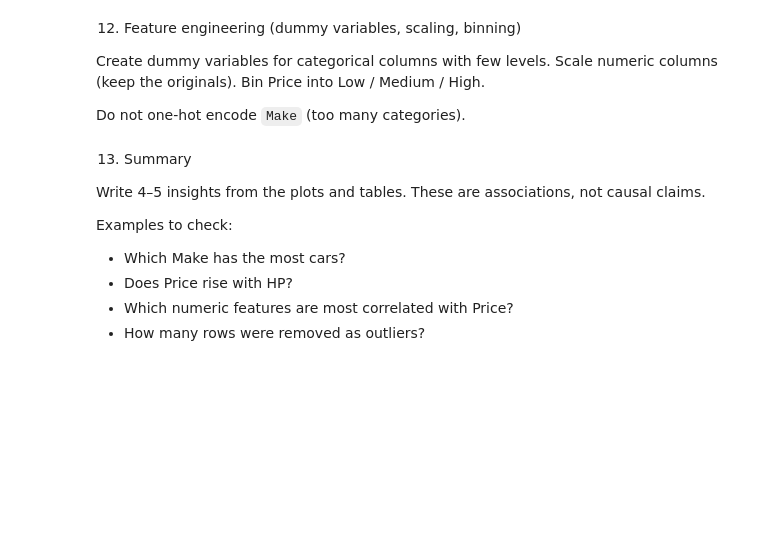
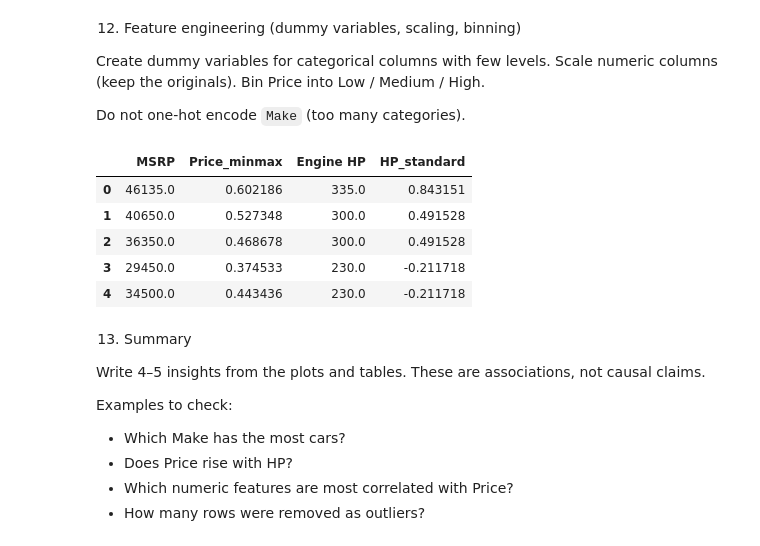
Before and after one commit to chau248/24671911_NguyenChiHau_Cystone, a Jupyter notebook: practice/w3/w5_1.ipynb, the cells around one changed output. Saved outputs shown, nothing was run; the diff lists cells and outputs as text; code cells hidden in the pictures; blank space fills up the shorter version.

```diff
--- a/practice/w3/w5_1.ipynb
+++ b/practice/w3/w5_1.ipynb
@@ -291,10 +328,16 @@ Create dummy variables for categorical columns with few levels. Scale numeric co
 
 Do not one-hot encode `Make` (too many categories).
 # %%
-# TODO: use MinMaxScaler on Price and StandardScaler on HP (keep original columns)
-# from sklearn.preprocessing import ?,?
+from sklearn.preprocessing import MinMaxScaler, StandardScaler
 
-# df['Price_minmax'] = ?
-# df['HP_standard'] = ?
-# df[['Price', 'Price_minmax', 'HP', 'HP_standard']].head()
+df['Price_minmax'] = MinMaxScaler().fit_transform(df[['MSRP']])
+df['HP_standard'] = StandardScaler().fit_transform(df[['Engine HP']])
+df[['MSRP', 'Price_minmax', 'Engine HP', 'HP_standard']].head()
+# %% [output]
+|  | MSRP | Price_minmax | Engine HP | HP_standard |
+| 0 | 46135.0 | 0.602186 | 335.0 | 0.843151 |
+| 1 | 40650.0 | 0.527348 | 300.0 | 0.491528 |
+| 2 | 36350.0 | 0.468678 | 300.0 | 0.491528 |
+| 3 | 29450.0 | 0.374533 | 230.0 | -0.211718 |
+| 4 | 34500.0 | 0.443436 | 230.0 | -0.211718 |
 # %%
```
Also changed, not shown: parts of 19 cells of this notebook.
